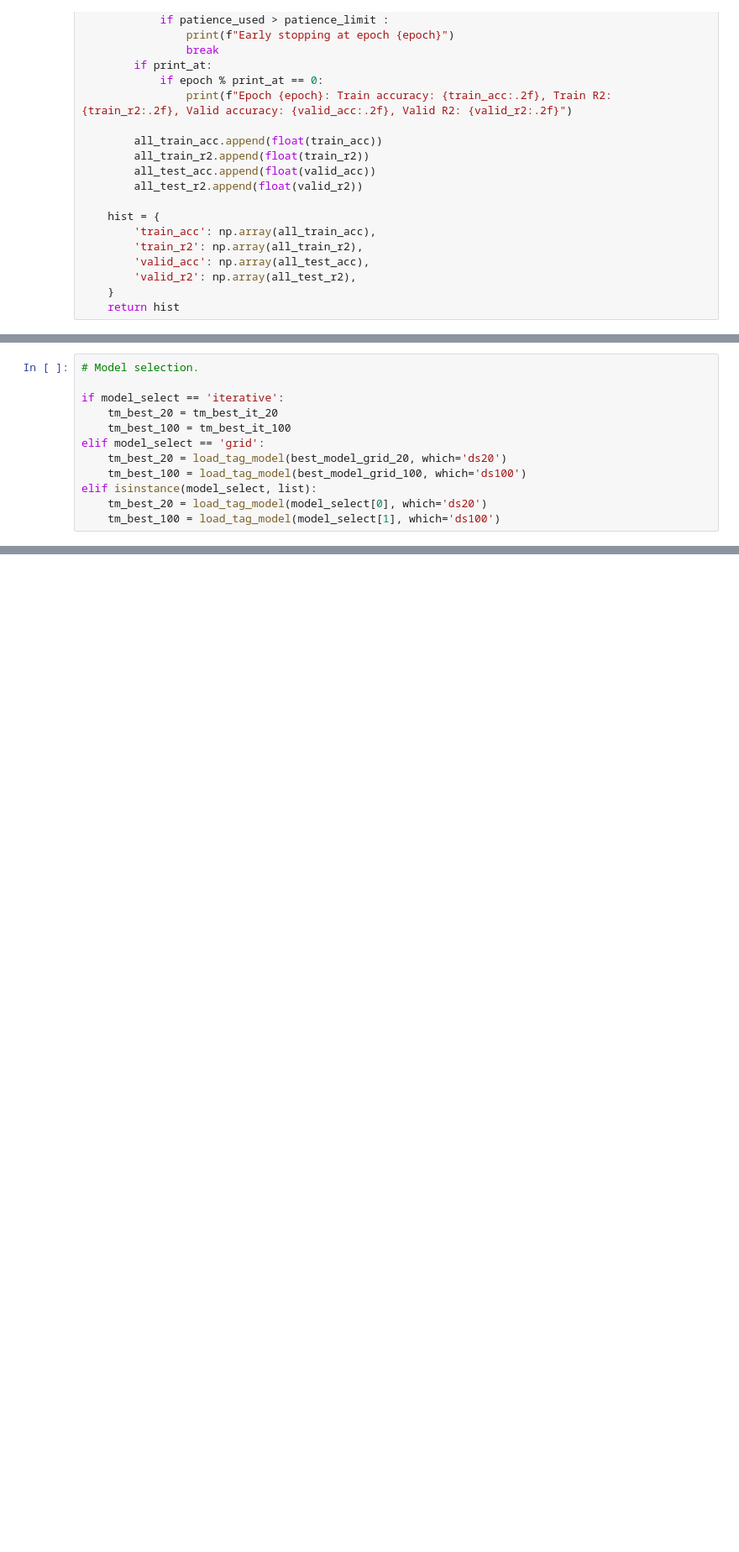
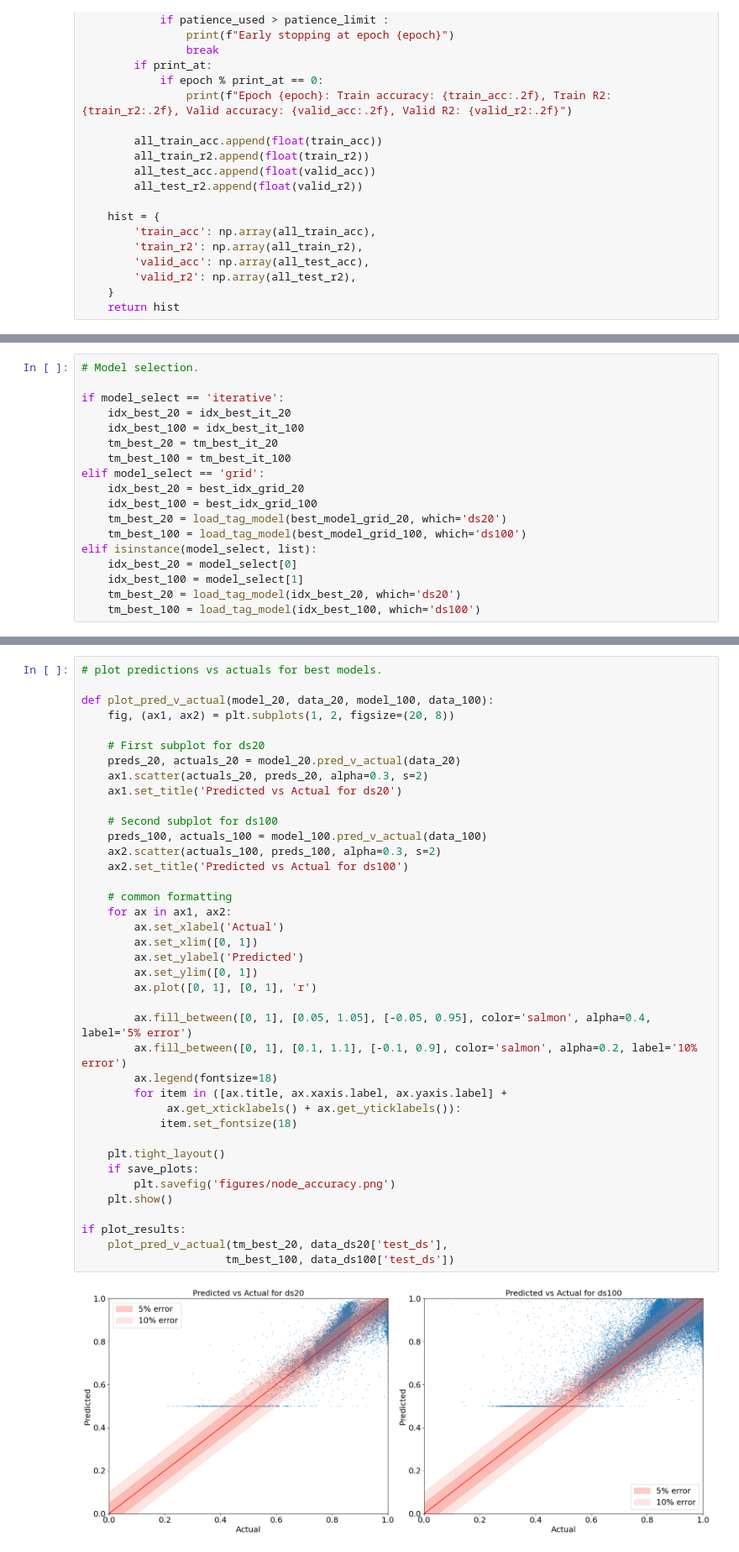
Before and after one commit to jcreutzig/uda_project_2024, a Jupyter notebook: notebook_uda_creutzig.ipynb, the cells around one changed output, grey strips where cells are left out. Shown at 84% size. Drawn from its saved outputs; the diff is of its cells as text; blank space fills up the shorter version.

```diff
--- a/notebook_uda_creutzig.ipynb
+++ b/notebook_uda_creutzig.ipynb
@@ -676,11 +890,17 @@ if make_grid_models:
 # Model selection.
 
 if model_select == 'iterative':
+    idx_best_20 = idx_best_it_20
+    idx_best_100 = idx_best_it_100
     tm_best_20 = tm_best_it_20
     tm_best_100 = tm_best_it_100
 elif model_select == 'grid':
+    idx_best_20 = best_idx_grid_20
+    idx_best_100 = best_idx_grid_100
     tm_best_20 = load_tag_model(best_model_grid_20, which='ds20')
     tm_best_100 = load_tag_model(best_model_grid_100, which='ds100')
 elif isinstance(model_select, list):
-    tm_best_20 = load_tag_model(model_select[0], which='ds20')
-    tm_best_100 = load_tag_model(model_select[1], which='ds100')
+    idx_best_20 = model_select[0]
+    idx_best_100 = model_select[1]
+    tm_best_20 = load_tag_model(idx_best_20, which='ds20')
+    tm_best_100 = load_tag_model(idx_best_100, which='ds100')
@@ -732,3 +988,44 @@ elif isinstance(model_select, list):
+# %%
+# plot predictions vs actuals for best models.
+
+def plot_pred_v_actual(model_20, data_20, model_100, data_100):
+    fig, (ax1, ax2) = plt.subplots(1, 2, figsize=(20, 8))
+
+    # First subplot for ds20
+    preds_20, actuals_20 = model_20.pred_v_actual(data_20)
+    ax1.scatter(actuals_20, preds_20, alpha=0.3, s=2)
+    ax1.set_title('Predicted vs Actual for ds20')
+
+    # Second subplot for ds100
+    preds_100, actuals_100 = model_100.pred_v_actual(data_100)
+    ax2.scatter(actuals_100, preds_100, alpha=0.3, s=2)
+    ax2.set_title('Predicted vs Actual for ds100')
+
+    # common formatting
+    for ax in ax1, ax2:
+        ax.set_xlabel('Actual')
+        ax.set_xlim([0, 1])
+        ax.set_ylabel('Predicted')
+        ax.set_ylim([0, 1])
+        ax.plot([0, 1], [0, 1], 'r')
+
+        ax.fill_between([0, 1], [0.05, 1.05], [-0.05, 0.95], color='salmon', alpha=0.4, label='5% error')
+        ax.fill_between([0, 1], [0.1, 1.1], [-0.1, 0.9], color='salmon', alpha=0.2, label='10% error')
+        ax.legend(fontsize=18)
+        for item in ([ax.title, ax.xaxis.label, ax.yaxis.label] +
+             ax.get_xticklabels() + ax.get_yticklabels()):
+            item.set_fontsize(18)
+
+    plt.tight_layout()
+    if save_plots:
+        plt.savefig('figures/node_accuracy.png')
+    plt.show()
+
+if plot_results:
+    plot_pred_v_actual(tm_best_20, data_ds20['test_ds'],
+                      tm_best_100, data_ds100['test_ds'])
+# %% [output]
+[figure, added]
 # %%
 # # illustration of in-/output
 
```
Also changed, not shown: parts of 35 cells of this notebook.
